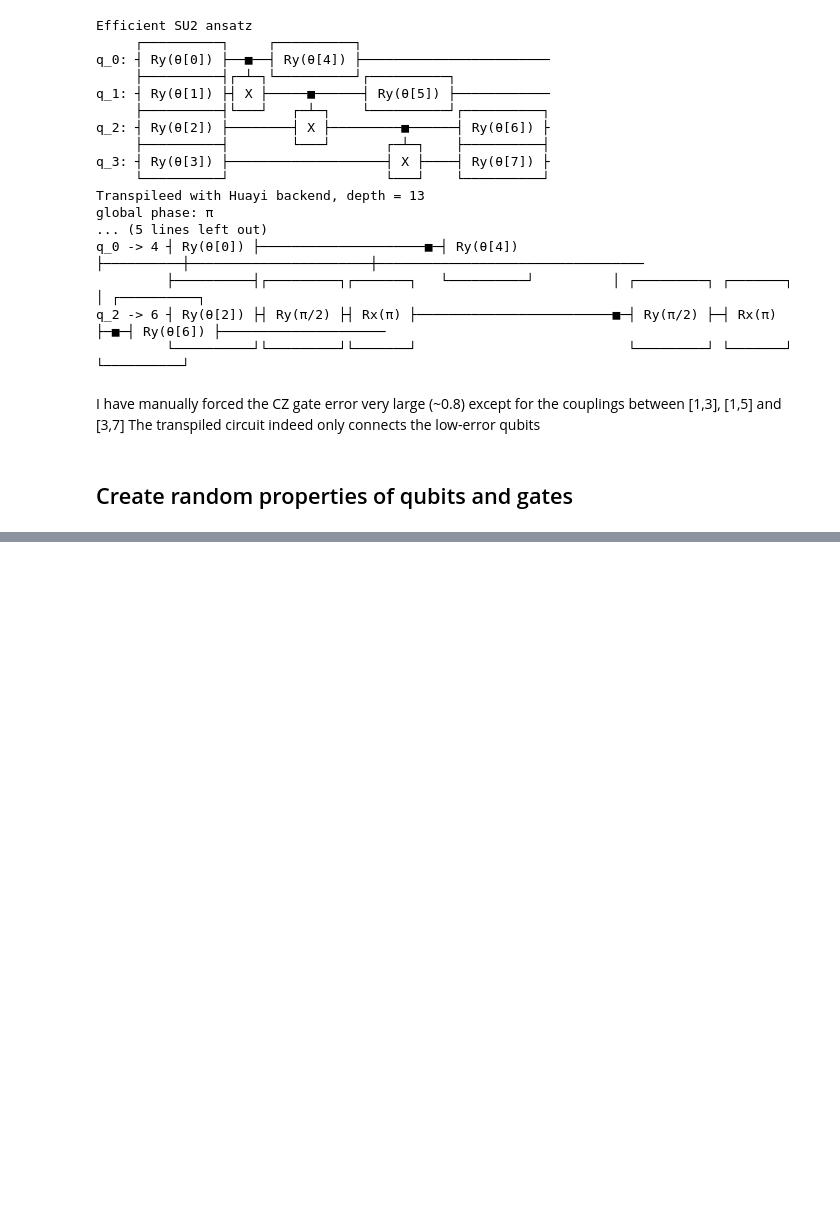
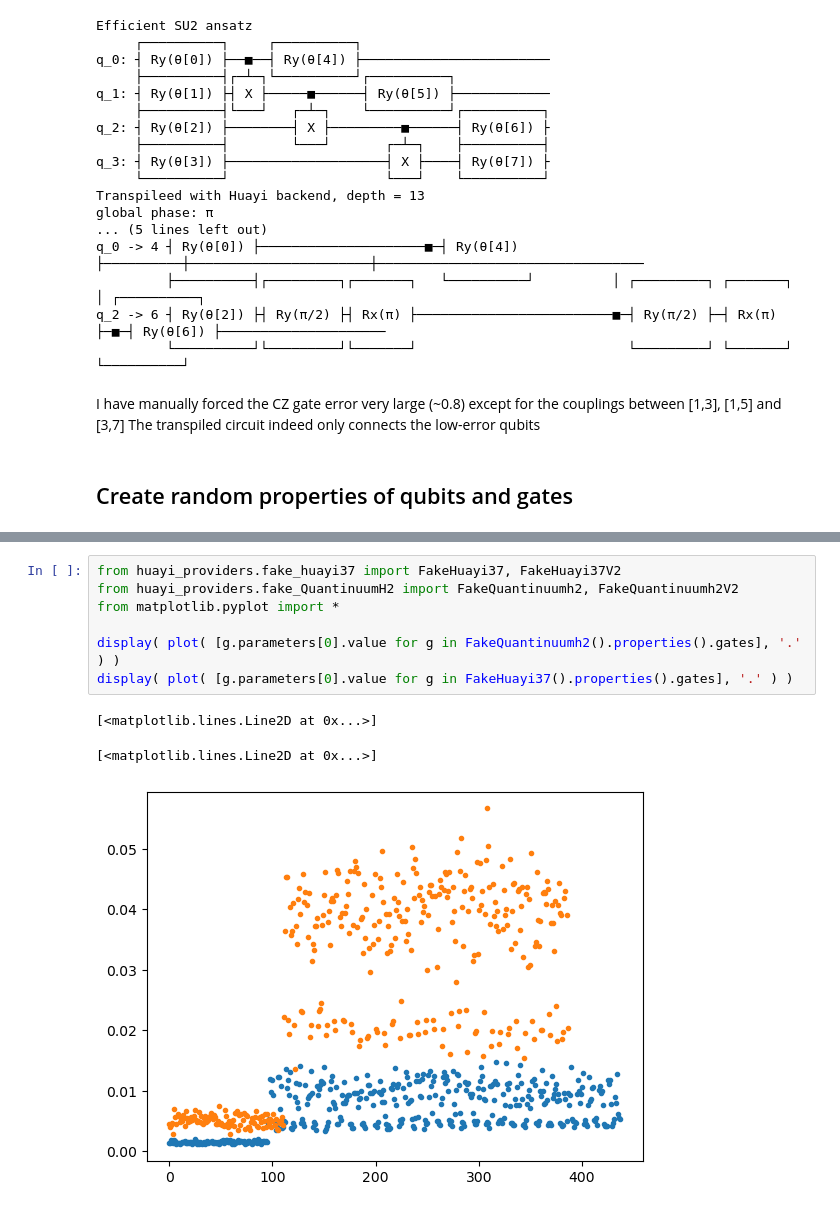
Before and after one commit to coding-xyz/huayi-vqe, a Jupyter notebook: build_huayi_backends.ipynb, the cells around one changed output, grey strips where cells are left out. Saved outputs shown, nothing was run; the diff lists cells and outputs as text; blank space fills up the shorter version.

```diff
--- a/build_huayi_backends.ipynb
+++ b/build_huayi_backends.ipynb
@@ -317,0 +318,11 @@ display(pd.read_csv('gates_data_{}.csv'.format(n_qubits)))
+# %%
+from huayi_providers.fake_huayi37 import FakeHuayi37, FakeHuayi37V2
+from huayi_providers.fake_QuantinuumH2 import FakeQuantinuumh2, FakeQuantinuumh2V2
+from matplotlib.pyplot import *
+
+display( plot( [g.parameters[0].value for g in FakeQuantinuumh2().properties().gates], '.' ) )
+display( plot( [g.parameters[0].value for g in FakeHuayi37().properties().gates], '.' ) )
+# %% [output]
+[<matplotlib.lines.Line2D at 0x...>]
+[<matplotlib.lines.Line2D at 0x...>]
+[figure, added]
```
Also changed, not shown: parts of 2 cells of this notebook, 8 other files.
